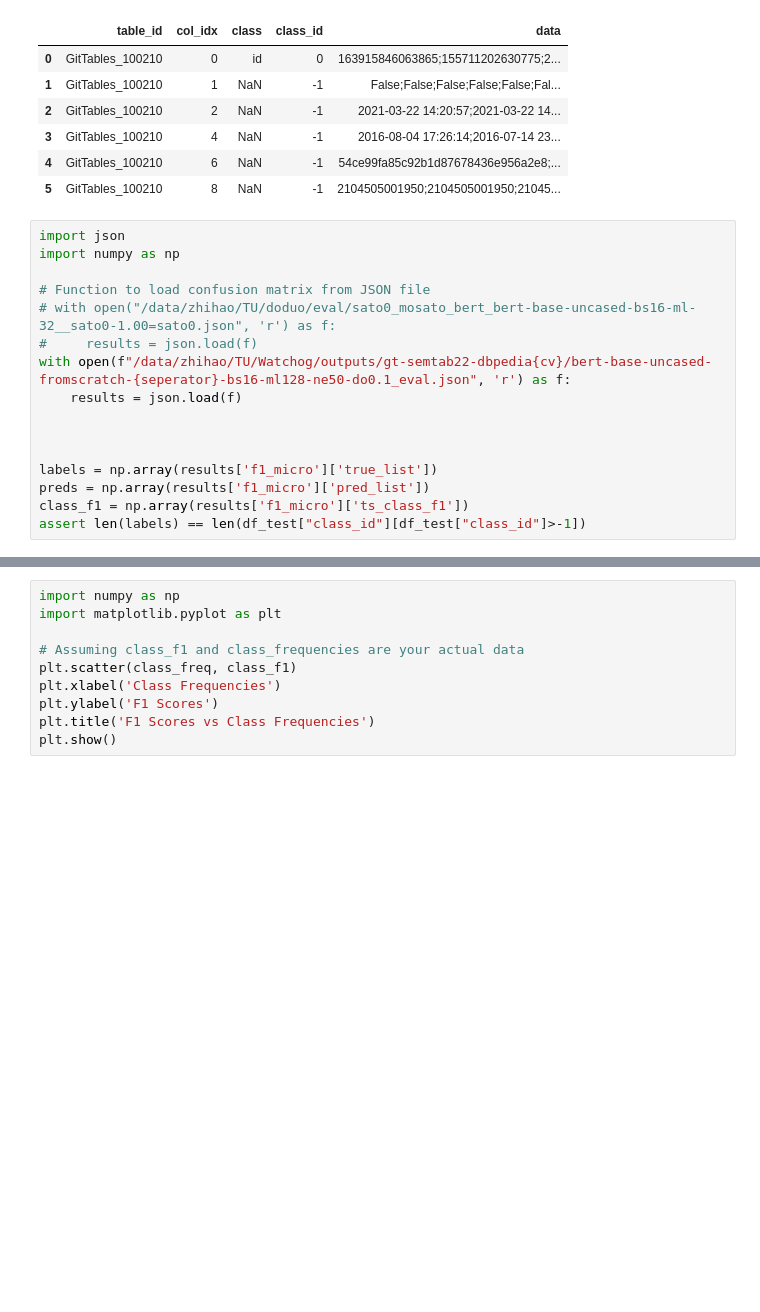
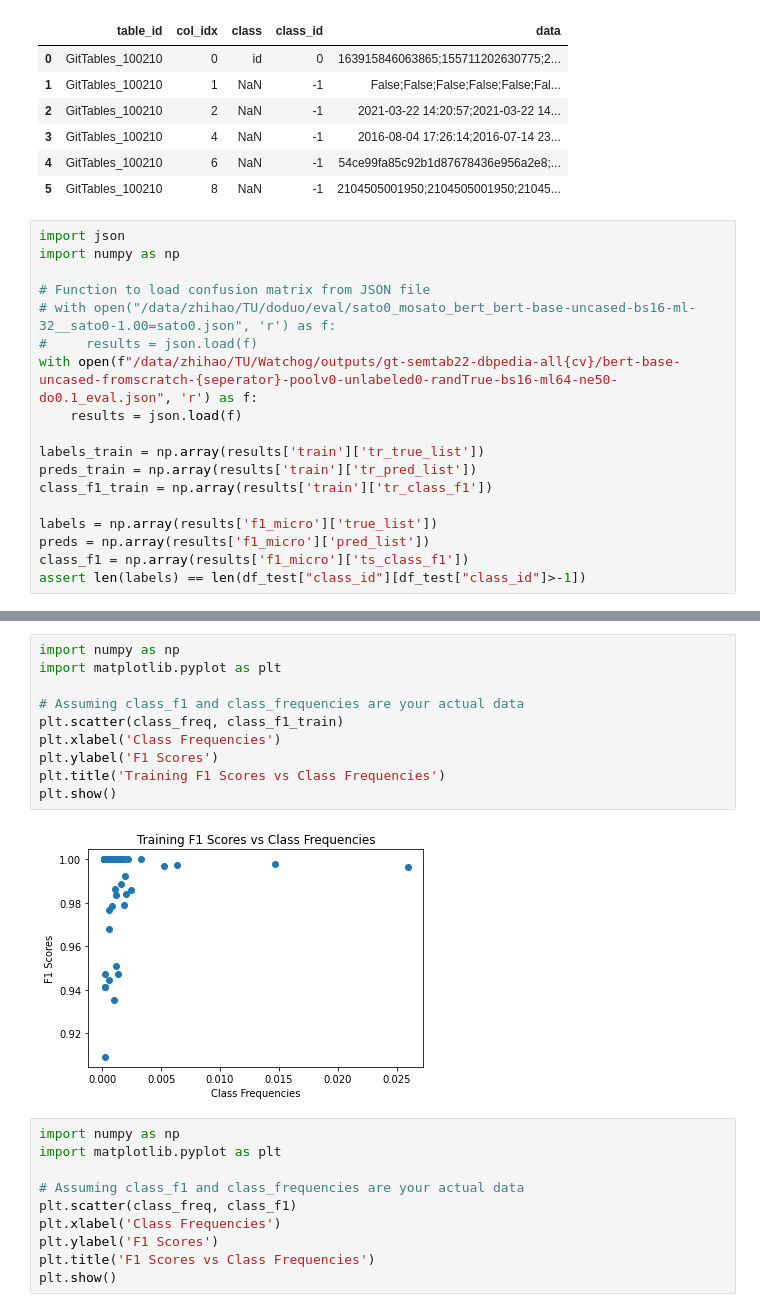
Before and after one commit to TommyDzh/watchog, a Jupyter notebook: data_viewer.ipynb, the cells around one changed output, grey strips where cells are left out. Saved outputs shown, nothing was run; the diff lists cells and outputs as text; blank space fills up the shorter version.

```diff
--- a/data_viewer.ipynb
+++ b/data_viewer.ipynb
@@ -1068,10 +1056,12 @@ import numpy as np
 # Function to load confusion matrix from JSON file
 # with open("/data/zhihao/TU/doduo/eval/sato0_mosato_bert_bert-base-uncased-bs16-ml-32__sato0-1.00=sato0.json", 'r') as f:
 #     results = json.load(f)
-with open(f"/data/zhihao/TU/Watchog/outputs/gt-semtab22-dbpedia{cv}/bert-base-uncased-fromscratch-{seperator}-bs16-ml128-ne50-do0.1_eval.json", 'r') as f:
+with open(f"/data/zhihao/TU/Watchog/outputs/gt-semtab22-dbpedia-all{cv}/bert-base-uncased-fromscratch-{seperator}-poolv0-unlabeled0-randTrue-bs16-ml64-ne50-do0.1_eval.json", 'r') as f:
     results = json.load(f)
 
-
+labels_train = np.array(results['train']['tr_true_list'])
+preds_train = np.array(results['train']['tr_pred_list'])
+class_f1_train = np.array(results['train']['tr_class_f1'])
 
 labels = np.array(results['f1_micro']['true_list'])
 preds = np.array(results['f1_micro']['pred_list'])
@@ -1097,3 +1101,15 @@ sns.barplot(x=np.arange(len(class_freq_test)), y=class_freq_test)
+# %%
+import numpy as np
+import matplotlib.pyplot as plt
+
+# Assuming class_f1 and class_frequencies are your actual data
+plt.scatter(class_freq, class_f1_train)
+plt.xlabel('Class Frequencies')
+plt.ylabel('F1 Scores')
+plt.title('Training F1 Scores vs Class Frequencies')
+plt.show()
+# %% [output]
+[figure, added]
 # %%
 import numpy as np
 import matplotlib.pyplot as plt
```
Also changed, not shown: parts of 23 cells of this notebook, 10 other files.
